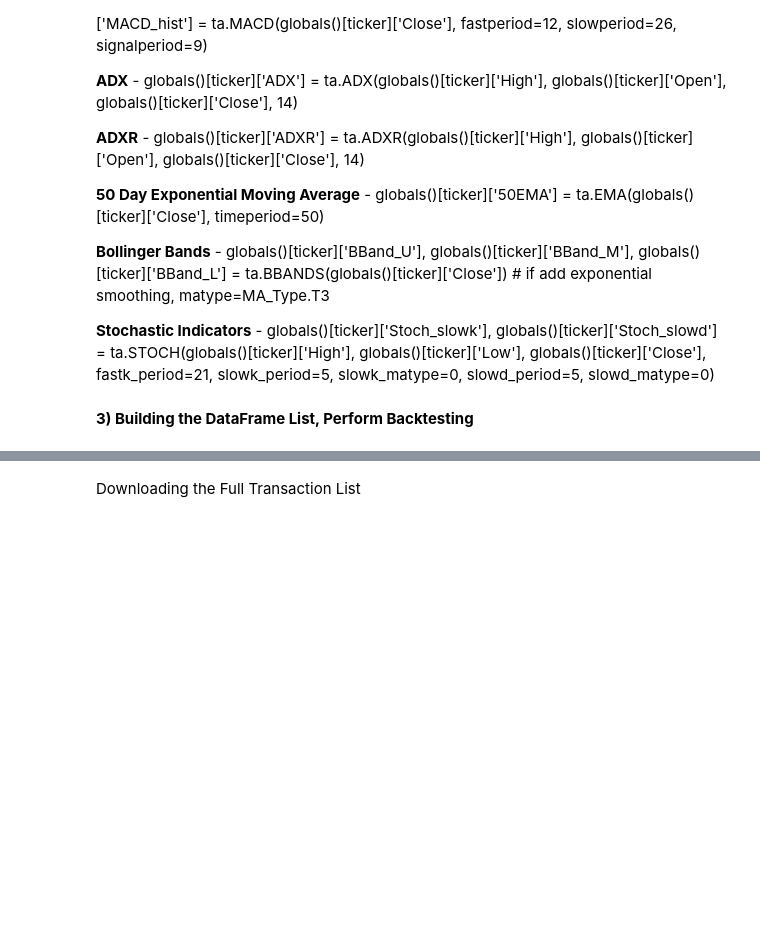
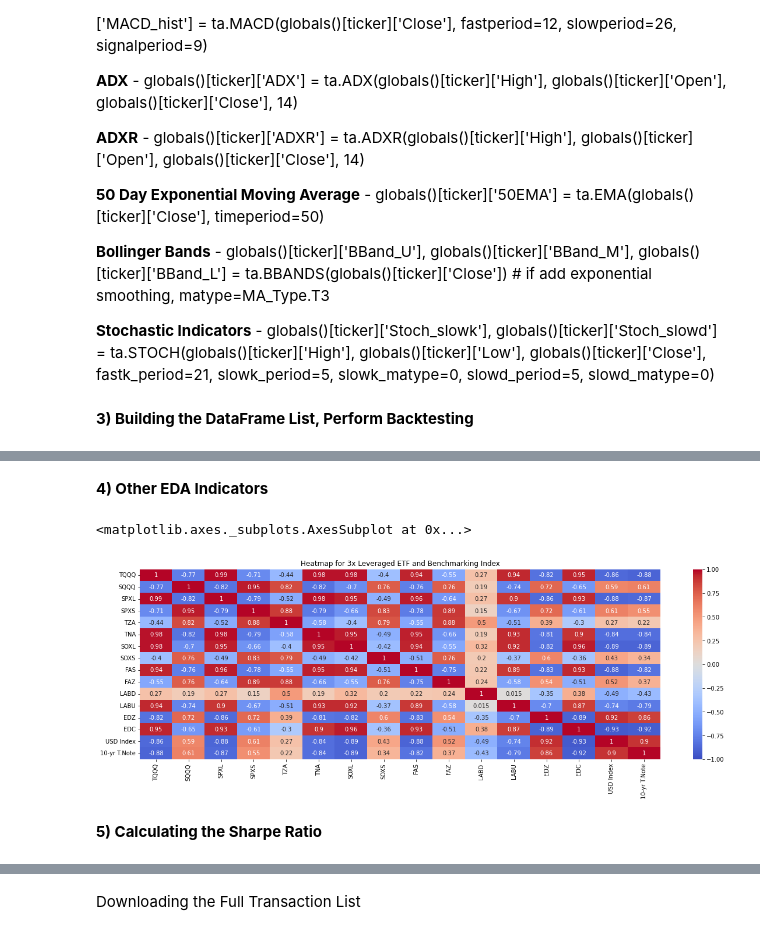
Before and after one commit to jade-lam/AlgorithmicTrading, a Jupyter notebook: Bollinger Bands Strategy on 3x Leveraged ETF.ipynb, the cells around one changed output, grey strips where cells are left out. Drawn from its saved outputs; the diff is of its cells as text; code cells hidden in the pictures; blank space fills up the shorter version.

```diff
--- a/Bollinger Bands Strategy on 3x Leveraged ETF.ipynb
+++ b/Bollinger Bands Strategy on 3x Leveraged ETF.ipynb
@@ -281,3 +311,39 @@ Avg Win Rate:  82.86 %
 | 13 | EDC | 5 | 146.85 | 29.37 | -11.90 | 14.20 | 60.00 |
 | 1 | SQQQ | 2 | 81.64 | 40.82 | -33.10 | 3.50 | 50.00 |
 | 8 | FAS | 3 | 63.20 | 21.07 | -28.34 | 6.67 | 33.33 |
+# %% [markdown]
+**4) Other EDA Indicators**
+# %%
+# Extracting only close price from various dataframes
+start = df_list[0].loc[1, 'Date']
+end = df_list[0].loc[df.index[-1], 'Date']
+
+df_close_price = []
+df_close_price.append(df_list[0]['Date'].to_list())
+bench_list = ['DX-Y.NYB', '^TNX']
+
+for close_price in df_list:
+  price = close_price['Close'].to_list()
+  df_close_price.append(price)
+
+for ticker in bench_list:
+  bench_close = yf.download(ticker, start=start, end=end, interval=interval, auto_adjust=True, back_adjust=True, progress=False)['Close']
+  df_close_price.append(bench_close)
+
+# putting everything to a dataframe, adding the column headers
+all_df = pd.DataFrame(df_close_price).T
+all_df.columns = ['Date', 'TQQQ', 'SQQQ', 'SPXL', 'SPXS', 'TZA', 'TNA', 'SOXL', 'SOXS', 'FAS', 'FAZ', 'LABD', 'LABU', 'EDZ', 'EDC', 'USD Index', '10-yr T.Note']
+
+# changing dataframe from object to numeric for plotting heatmap
+for col in all_df.columns[1:]:
+    all_df[col] = pd.to_numeric(all_df[col], errors='coerce')
+# %%
+plt.figure(figsize=(20,6))
+plt.title('Heatmap for 3x Leveraged ETF and Benchmarking Index')
+#mask = np.triu(np.ones_like(all_df.corr())) #--> add syntax mask=mask to produce diagonal heatmap
+sns.heatmap(all_df.corr(), annot = True, vmin=-1, vmax=1, center=0, cmap='coolwarm') #--> mask=mask to create diagonal heatmap
+# %% [output]
+<matplotlib.axes._subplots.AxesSubplot at 0x...>
+[figure, added]
+# %% [markdown]
+**5) Calculating the Sharpe Ratio**
```
Also changed, not shown: parts of 19 cells of this notebook.
